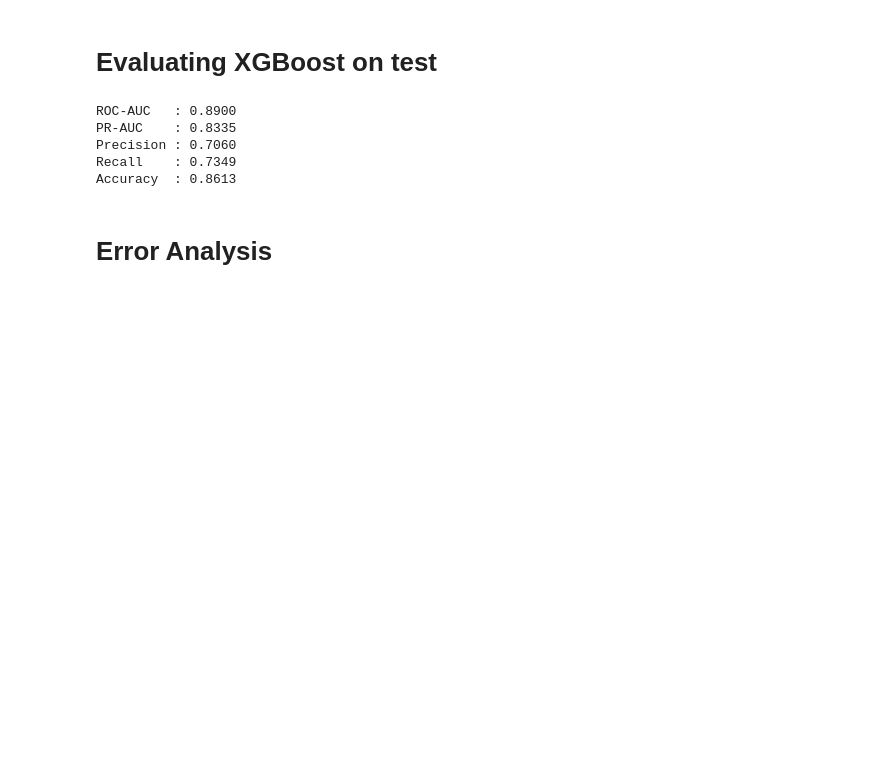
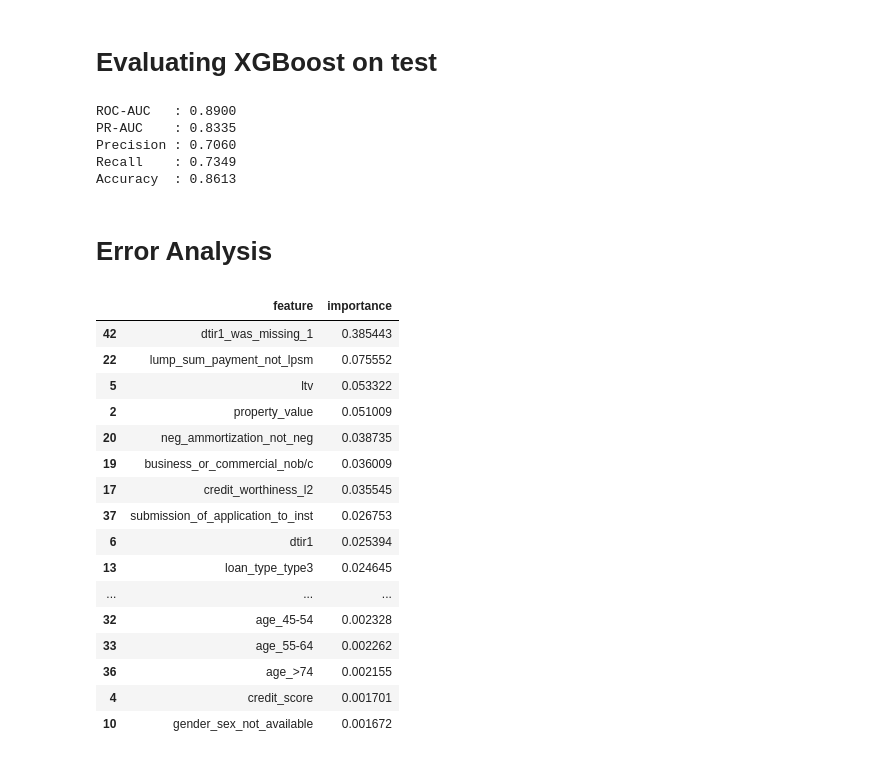
Before and after one commit to samisiraj/loan-default-prediction, a Jupyter notebook: notebooks/04_comapre_and_error_analysis.ipynb, the cells around one changed output. Cells and saved outputs as stored; diff of their text form; code cells hidden in the pictures; blank space fills up the shorter version.

```diff
--- a/notebooks/04_comapre_and_error_analysis.ipynb
+++ b/notebooks/04_comapre_and_error_analysis.ipynb
@@ -576,3 +572,28 @@ Recall    : 0.7349
 Accuracy  : 0.8613
 # %% [markdown]
 # Error Analysis
+# %%
+importance = final_xgb_model.feature_importances_
+df_feature_importance_xgb = pd.DataFrame({
+    'feature': features_val,
+    'importance': importance
+}).sort_values(by='importance', ascending=False)
+df_feature_importance_xgb.head(40)
+# %% [output]
+|  | feature | importance |
+| 42 | dtir1_was_missing_1 | 0.385443 |
+| 22 | lump_sum_payment_not_lpsm | 0.075552 |
+| 5 | ltv | 0.053322 |
+| 2 | property_value | 0.051009 |
+| 20 | neg_ammortization_not_neg | 0.038735 |
+| 19 | business_or_commercial_nob/c | 0.036009 |
+| 17 | credit_worthiness_l2 | 0.035545 |
+| 37 | submission_of_application_to_inst | 0.026753 |
+| 6 | dtir1 | 0.025394 |
+| 13 | loan_type_type3 | 0.024645 |
+| ... | ... | ... |
+| 32 | age_45-54 | 0.002328 |
+| 33 | age_55-64 | 0.002262 |
+| 36 | age_>74 | 0.002155 |
+| 4 | credit_score | 0.001701 |
+| 10 | gender_sex_not_available | 0.001672 |
```
Also changed, not shown: parts of 13 cells of this notebook, 2 other files.
